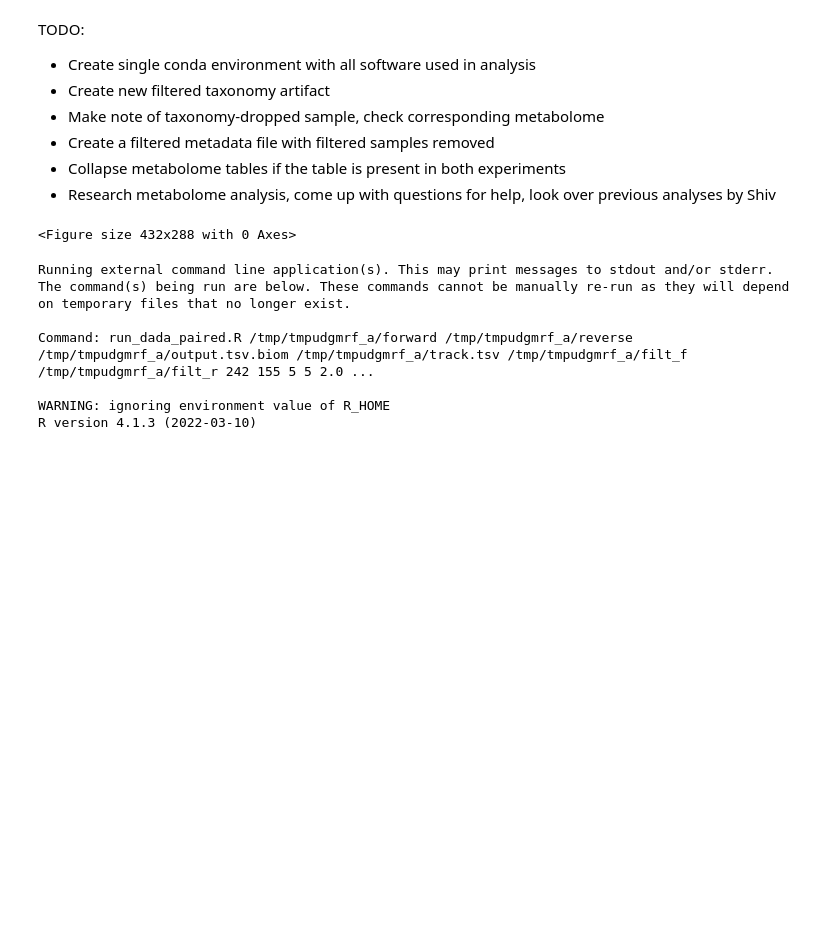
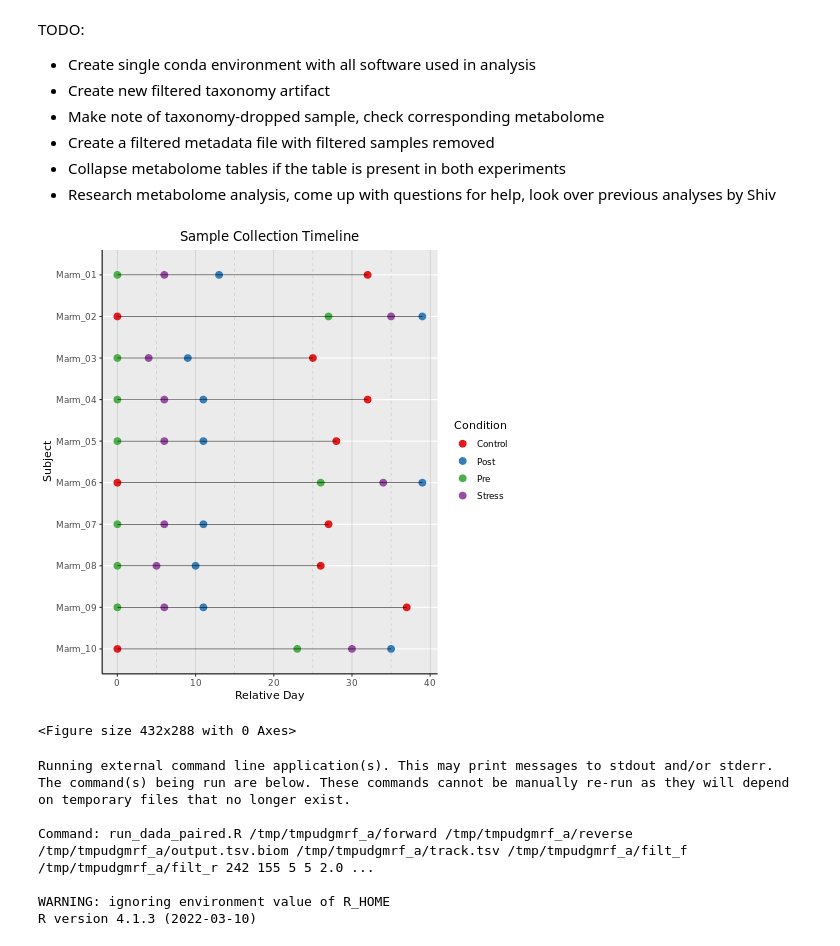
Before and after one commit to jbh2313/marm_microbiome_metabolome, a Jupyter notebook: marm-microbiome-metabolome.ipynb, the cells around one changed output. Saved outputs shown, nothing was run; the diff lists cells and outputs as text; code cells hidden in the pictures; blank space fills up the shorter version.

```diff
--- a/marm-microbiome-metabolome.ipynb
+++ b/marm-microbiome-metabolome.ipynb
@@ -67,6 +67,31 @@ sampleMeta['Anon_Individual'] = sampleMeta['Individual'].apply(lambda x: 'Marm_{
 # A Qiime2-friendly metadata sheet is created and the sampleMeta dataframe is reindexed by Sample_ID
 sampleMeta.rename(columns={'Sample_ID': 'sample-id'}).to_csv(analysisDir.joinpath('edited_metadata_and_manifests/qiime2_formatted_16s_metadata.tsv'), index=False, sep='\t')
 sampleMeta.set_index('Sample_ID', inplace=True)
+# %%
+%%R -i sampleMeta
+library('ggplot2')
+library('forcats')
+figureDir <- '/common/claytonlab/jhernandez/projects/final_marm_microbiome_metabolome/analysis/figures'
+
+# A plot with collected samples and their time points is created
+# Useful for creating themes:
+# https://ggplot2.tidyverse.org/reference/theme.html
+samplePlot <- ggplot(data=sampleMeta, aes(x=Relative_Day, y=fct_rev(Anon_Individual))) +
+    geom_point(aes(color=Condition), size=3) + geom_line(size=0.25) +
+    scale_color_brewer(palette='Set1') +
+    theme(axis.line = element_line(color='black'),
+    plot.background = element_rect(fill='white'),
+    panel.grid.major.x = element_line(color = 'gray', size = 0.25),
+    panel.grid.minor.x = element_line(color = 'gray', size = 0.25, linetype=2),
+    panel.border = element_blank(),
+    plot.title = element_text(hjust = 0.5),
+    legend.key = element_blank()) +
+    ylab('Subject') + xlab('Relative Day') + ggtitle('Sample Collection Timeline')
+
+plot(samplePlot)
+ggsave('sampleCollectionTimeline.pdf', plot=samplePlot, device='pdf', path=figureDir, width=5, height=5, units='in')
+# %% [output]
+[figure, added]
 # %%
 ### Manifest Generation and Metadata Importing to Qiime2 ###
 manifestDir = analysisDir.joinpath('edited_metadata_and_manifests')
```
Also changed, not shown: parts of 9 cells of this notebook.
